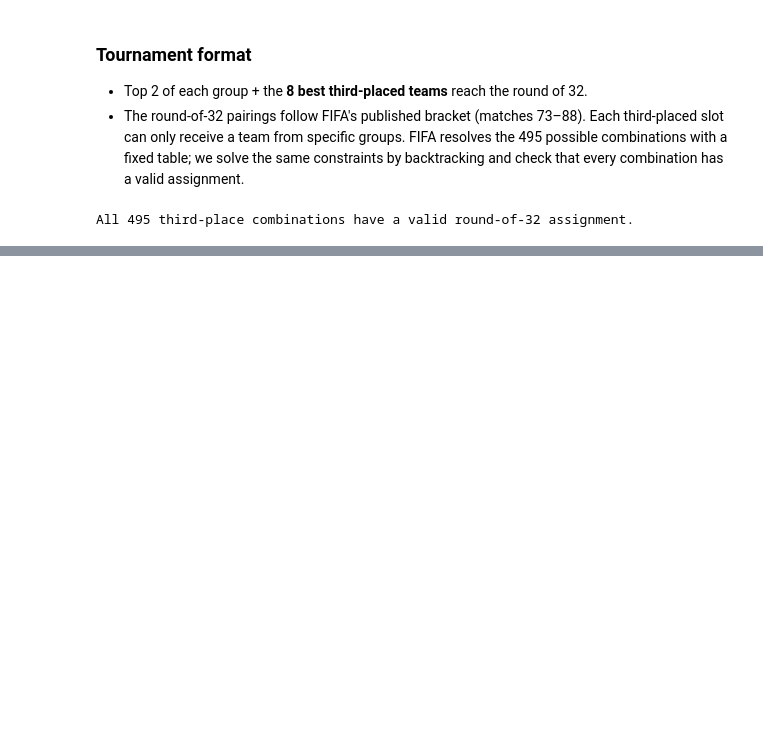
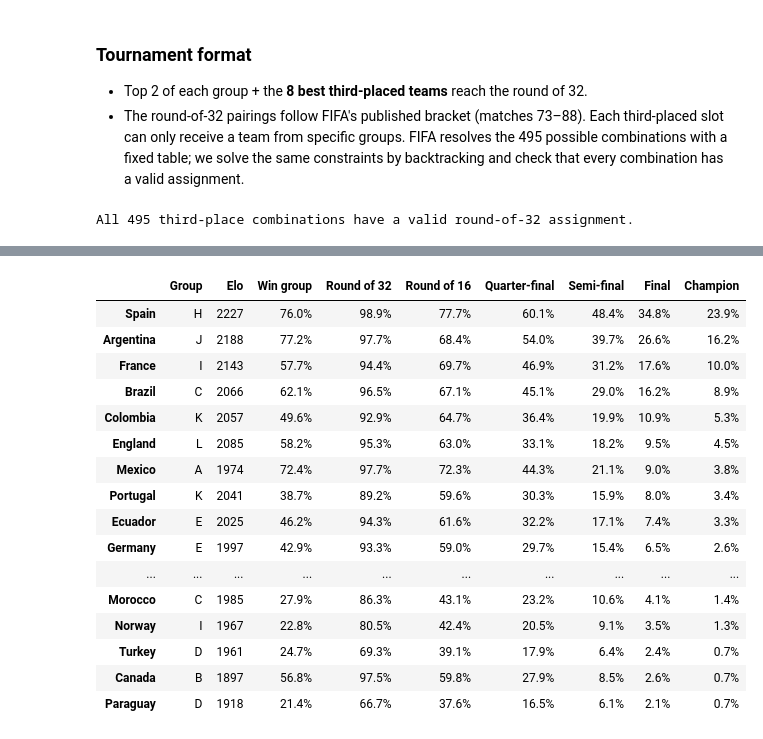
Before and after one commit to liiiira/wc_predictor, a Jupyter notebook: worldcup_2026_prediction.ipynb, the cells around one changed output, grey strips where cells are left out. Cells and saved outputs as stored; diff of their text form; code cells hidden in the pictures; blank space fills up the shorter version.

```diff
--- a/worldcup_2026_prediction.ipynb
+++ b/worldcup_2026_prediction.ipynb
@@ -1033,0 +1038,73 @@ All 495 third-place combinations have a valid round-of-32 assignment.
+# %%
+ROUNDS = ['Round of 32', 'Round of 16', 'Quarter-final', 'Semi-final', 'Final', 'Champion']
+GROUP_IDX = {g: [T[t] for t in GROUPS[g]] for g in GROUP_NAMES}
+GROUP_FIXTURES = {g: list(itertools.combinations(GROUP_IDX[g], 2)) for g in GROUP_NAMES}
+
+def simulate(P, ADV_VENUE, n_sims, seed=SEED):
+    rnd = random.Random(seed)
+    u = rnd.random
+    cum = P.cumsum(axis=2).tolist()
+    bucket = BUCKET.tolist()
+    adv_at = {h: A.tolist() for h, A in ADV_VENUE.items()}
+    adv = {m: adv_at[KO_VENUE[m]] for m in KO_VENUE}
+    reach = np.zeros((len(ROUNDS), len(TEAMS)), dtype=np.int64)
+    group_pos = np.zeros((len(TEAMS), 4), dtype=np.int64)
+
+    def scoreline(b, decisive):
+        lines, c = SCORE_TABLES[b, decisive]
+        return lines[min(bisect_left(c, u()), len(lines) - 1)]
+
+    for _ in range(n_sims):
+        first, second, thirds = {}, {}, []
+        for g in GROUP_NAMES:
+            idx = GROUP_IDX[g]
+            pts, gd, gf = dict.fromkeys(idx, 0), dict.fromkeys(idx, 0), dict.fromkeys(idx, 0)
+            for a, b in GROUP_FIXTURES[g]:
+                r, c = u(), cum[a][b]
+                if r < c[0]:
+                    ga, gb = scoreline(bucket[a][b], True); pts[a] += 3
+                elif r < c[1]:
+                    ga, gb = scoreline(bucket[a][b], False); pts[a] += 1; pts[b] += 1
+                else:
+                    gb, ga = scoreline(bucket[a][b], True); pts[b] += 3
+                gd[a] += ga - gb; gd[b] += gb - ga; gf[a] += ga; gf[b] += gb
+            order = sorted(idx, key=lambda t: (pts[t], gd[t], gf[t], u()), reverse=True)
+            for pos, t in enumerate(order):
+                group_pos[t, pos] += 1
+            first[g], second[g] = order[0], order[1]
+            t3 = order[2]
+            thirds.append((pts[t3], gd[t3], gf[t3], u(), g, t3))
+
+        best = sorted(thirds, reverse=True)[:8]
+        slot_group = THIRD_ASSIGNMENT[''.join(sorted(x[4] for x in best))]
+        third_of = {x[4]: x[5] for x in best}
+
+        def seat(code, m):
+            return first[code[1]] if code[0] == '1' else second[code[1]] if code[0] == '2' else third_of[slot_group[m]]
+
+        winner = {}
+        for m, (ca, cb) in R32.items():
+            a, b = seat(ca, m), seat(cb, m)
+            reach[0, a] += 1; reach[0, b] += 1
+            winner[m] = a if u() < adv[m][a][b] else b
+        for level, stage in enumerate([R16, QF, SF, FINAL], start=1):
+            for m, (ma, mb) in stage.items():
+                a, b = winner[ma], winner[mb]
+                reach[level, a] += 1; reach[level, b] += 1
+                winner[m] = a if u() < adv[m][a][b] else b
+        reach[5, winner[104]] += 1
+
+    out = pd.DataFrame(reach.T / n_sims, index=TEAMS, columns=ROUNDS)
+    out.insert(0, 'Win group', group_pos[:, 0] / n_sims)
+    out.insert(0, 'Elo', ELO.round(0).astype(int))
+    out.insert(0, 'Group', [TEAM_GROUP[t] for t in TEAMS])
+    return out.sort_values(['Champion', 'Final', 'Semi-final'], ascending=False)
+
+N_SIMS = 20_000
+t0 = time.time()
+sim = simulate(P, ADV_VENUE, N_SIMS)
+print(f'{N_SIMS:,} tournaments simulated in {time.time() - t0:.1f}s')
+assert np.isclose(sim.Champion.sum(), 1) and np.isclose(sim['Round of 32'].sum(), 32)
+pct = {c: '{:.1%}' for c in ['Win group'] + ROUNDS}
+display(sim.head(20).style.format(pct).background_gradient(subset=ROUNDS, cmap='Blues', vmin=0, vmax=1))
+# %% [output]
@@ -1033,0 +1112,17 @@ All 495 third-place combinations have a valid round-of-32 assignment.
+|  | Group | Elo | Win group | Round of 32 | Round of 16 | Quarter-final | Semi-final | Final | Champion |
+| Spain | H | 2227 | 76.0% | 98.9% | 77.7% | 60.1% | 48.4% | 34.8% | 23.9% |
+| Argentina | J | 2188 | 77.2% | 97.7% | 68.4% | 54.0% | 39.7% | 26.6% | 16.2% |
+| France | I | 2143 | 57.7% | 94.4% | 69.7% | 46.9% | 31.2% | 17.6% | 10.0% |
+| Brazil | C | 2066 | 62.1% | 96.5% | 67.1% | 45.1% | 29.0% | 16.2% | 8.9% |
+| Colombia | K | 2057 | 49.6% | 92.9% | 64.7% | 36.4% | 19.9% | 10.9% | 5.3% |
+| England | L | 2085 | 58.2% | 95.3% | 63.0% | 33.1% | 18.2% | 9.5% | 4.5% |
+| Mexico | A | 1974 | 72.4% | 97.7% | 72.3% | 44.3% | 21.1% | 9.0% | 3.8% |
+| Portugal | K | 2041 | 38.7% | 89.2% | 59.6% | 30.3% | 15.9% | 8.0% | 3.4% |
+| Ecuador | E | 2025 | 46.2% | 94.3% | 61.6% | 32.2% | 17.1% | 7.4% | 3.3% |
+| Germany | E | 1997 | 42.9% | 93.3% | 59.0% | 29.7% | 15.4% | 6.5% | 2.6% |
+| ... | ... | ... | ... | ... | ... | ... | ... | ... | ... |
+| Morocco | C | 1985 | 27.9% | 86.3% | 43.1% | 23.2% | 10.6% | 4.1% | 1.4% |
+| Norway | I | 1967 | 22.8% | 80.5% | 42.4% | 20.5% | 9.1% | 3.5% | 1.3% |
+| Turkey | D | 1961 | 24.7% | 69.3% | 39.1% | 17.9% | 6.4% | 2.4% | 0.7% |
+| Canada | B | 1897 | 56.8% | 97.5% | 59.8% | 27.9% | 8.5% | 2.6% | 0.7% |
+| Paraguay | D | 1918 | 21.4% | 66.7% | 37.6% | 16.5% | 6.1% | 2.1% | 0.7% |
```
Also changed, not shown: parts of 7 cells of this notebook, 2 other files.
